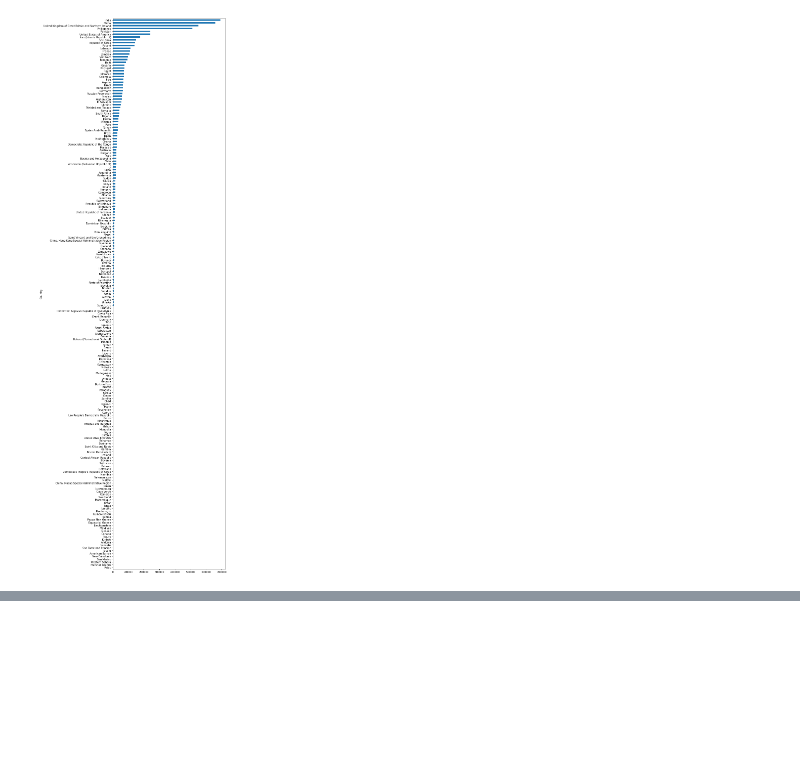
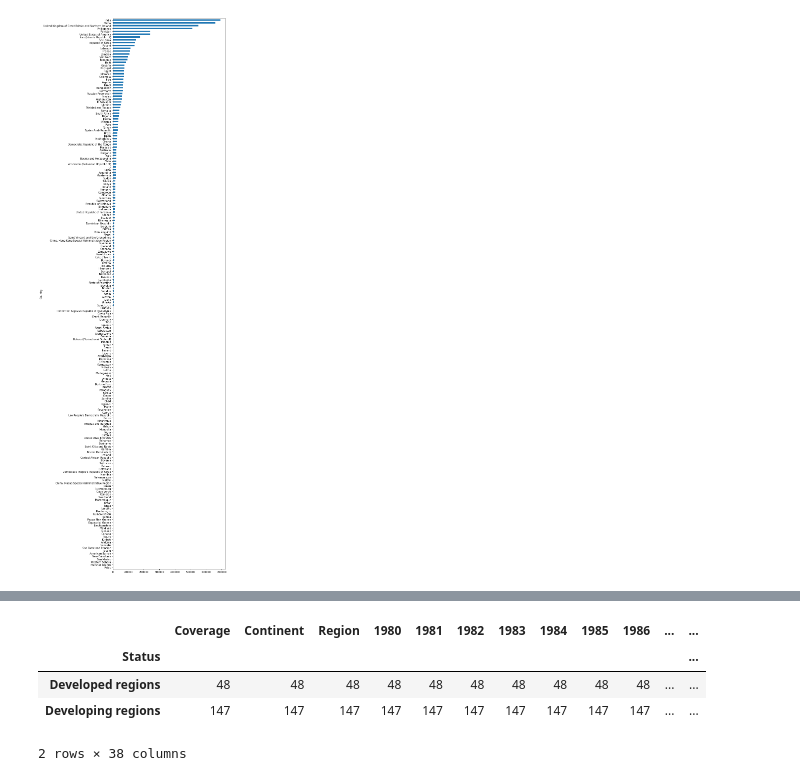
Before and after one commit to anmol9999/mephisto, a Jupyter notebook: data analysis/analytics.ipynb, the cells around one changed output, grey strips where cells are left out. Drawn from its saved outputs; the diff is of its cells as text; code cells hidden in the pictures; blank space fills up the shorter version.

```diff
--- a/data analysis/analytics.ipynb
+++ b/data analysis/analytics.ipynb
@@ -423,0 +435,8 @@ plt.show()
+# %%
+data.groupby('Status').count()
+# %% [output]
+|  | Coverage | Continent | Region | 1980 | 1981 | 1982 | 1983 | 1984 | 1985 | 1986 | ... | ... |
+| Status |  |  |  |  |  |  |  |  |  |  |  | ... |
+| Developed regions | 48 | 48 | 48 | 48 | 48 | 48 | 48 | 48 | 48 | 48 | ... | ... |
+| Developing regions | 147 | 147 | 147 | 147 | 147 | 147 | 147 | 147 | 147 | 147 | ... | ... |
+2 rows × 38 columns
```
Also changed, not shown: parts of 4 cells of this notebook, 11 other files.
